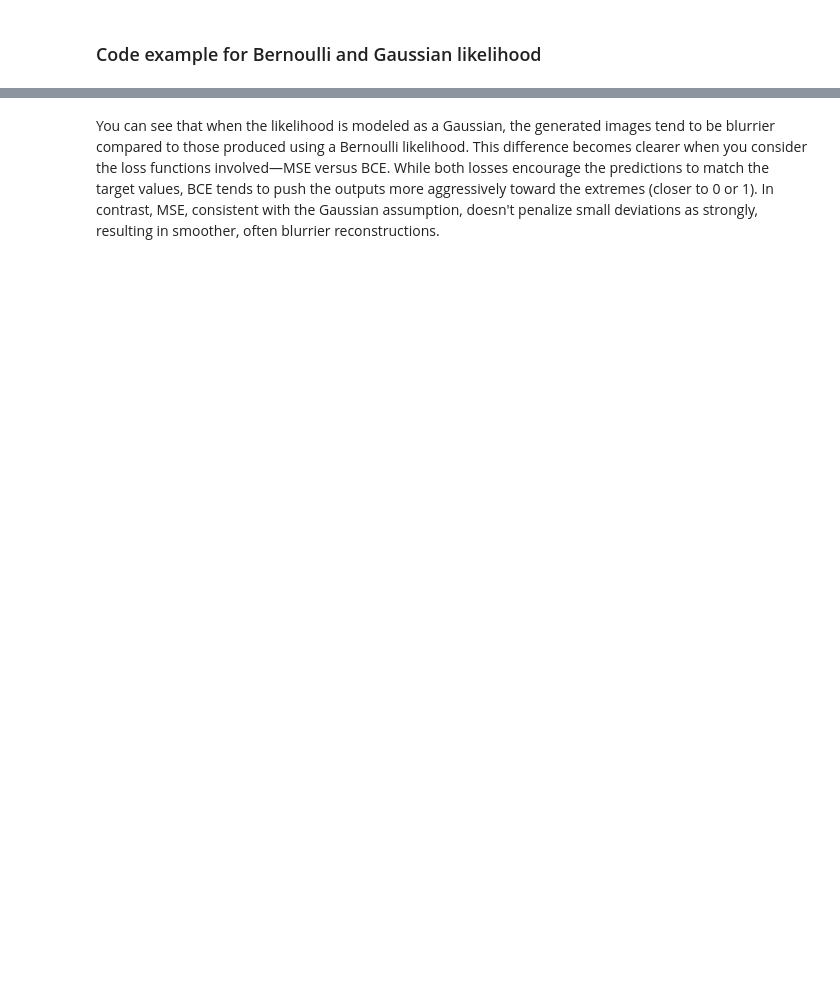
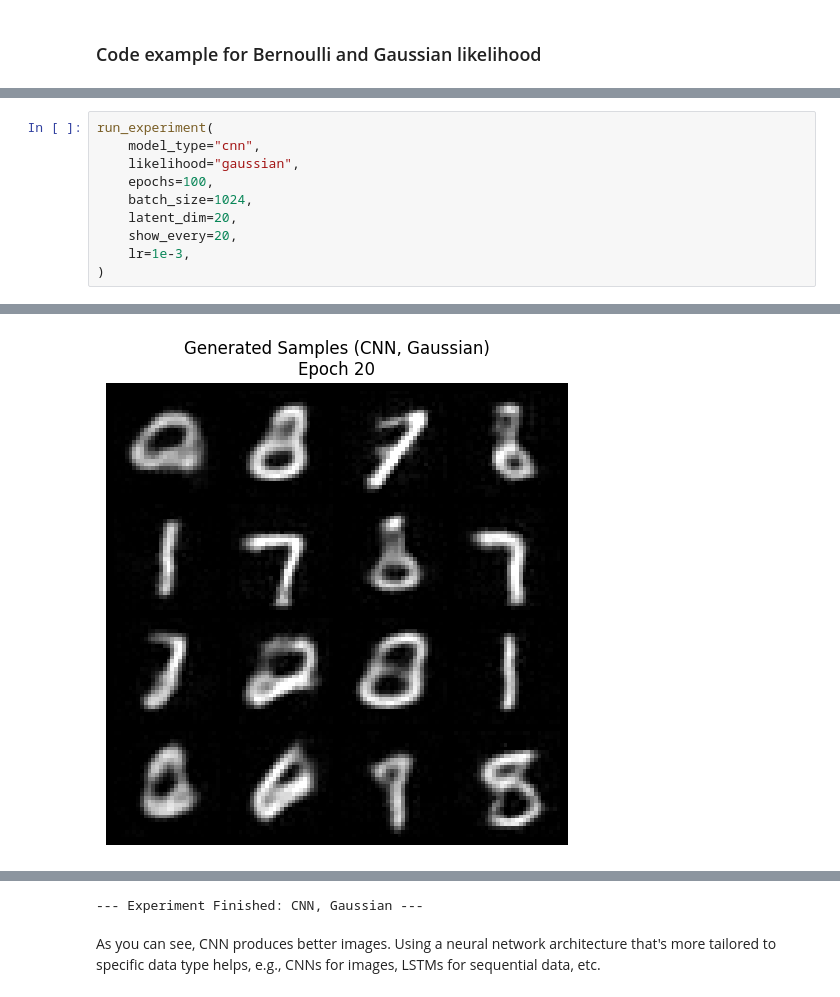
Before and after one commit to tae898/vae-diffusion, a Jupyter notebook: 01.vae.ipynb, the cells around one changed output, grey strips where cells are left out. Drawn from its saved outputs; the diff is of its cells as text; blank space fills up the shorter version.

```diff
--- a/01.vae.ipynb
+++ b/01.vae.ipynb
@@ -488,0 +849,11 @@ Epoch 30, Loss: 31.8010
+# %%
+run_experiment(
+    model_type="cnn",
+    likelihood="gaussian",
+    epochs=100,
+    batch_size=1024,
+    latent_dim=20,
+    show_every=20,
+    lr=1e-3,
+)
+# %% [output]
@@ -488,0 +877 @@ Epoch 30, Loss: 31.8010
+[figure, added]
@@ -489,2 +950,3 @@ Epoch 30, Loss: 31.8010
+--- Experiment Finished: CNN, Gaussian ---
 # %% [markdown]
-You can see that when the likelihood is modeled as a Gaussian, the generated images tend to be blurrier compared to those produced using a Bernoulli likelihood. This difference becomes clearer when you consider the loss functions involved—MSE versus BCE. While both losses encourage the predictions to match the target values, BCE tends to push the outputs more aggressively toward the extremes (closer to 0 or 1). In contrast, MSE, consistent with the Gaussian assumption, doesn't penalize small deviations as strongly, resulting in smoother, often blurrier reconstructions.
+As you can see, CNN produces better images. Using a neural network architecture that's more tailored to specific data type helps, e.g., CNNs for images, LSTMs for sequential data, etc.
```
Also changed, not shown: parts of 10 cells of this notebook, 3 other files.
